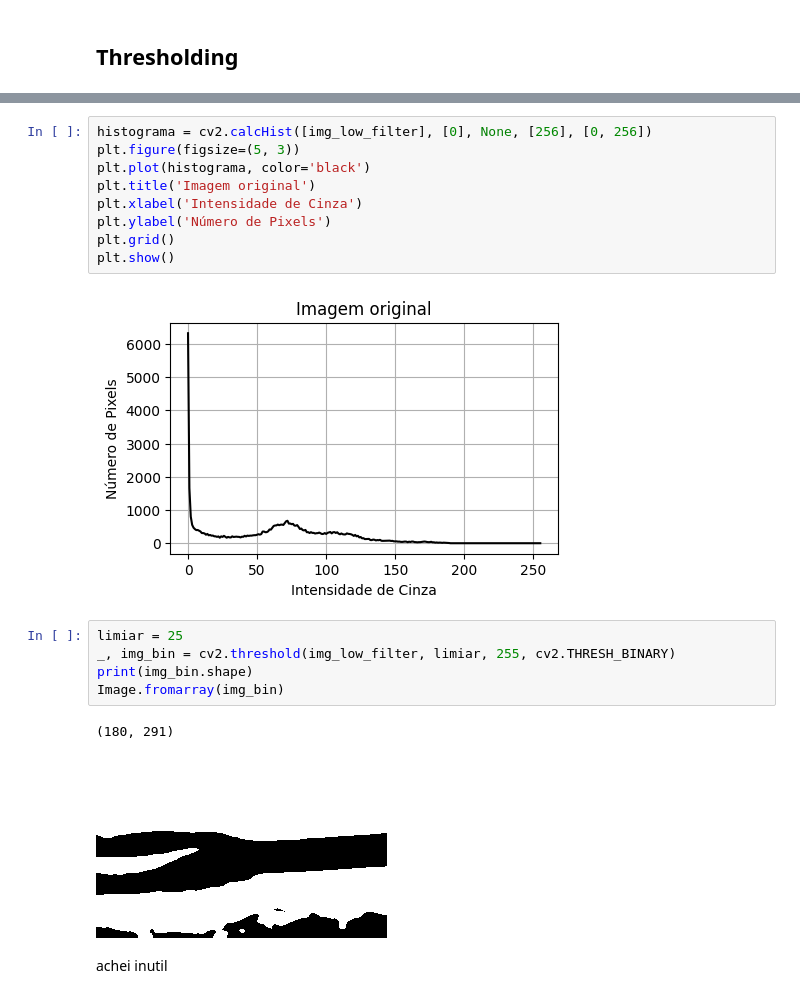
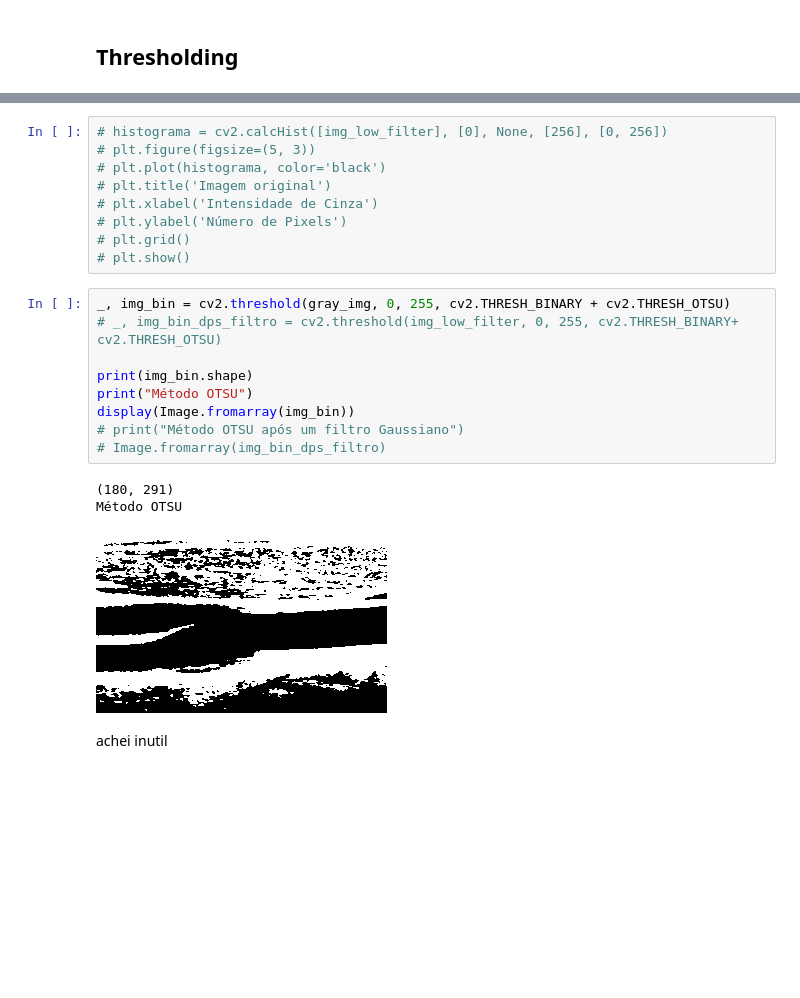
Before and after one commit to LaKHamote/segmentacao_cardiovascular, a Jupyter notebook: main.ipynb, the cells around one changed output, grey strips where cells are left out. Drawn from its saved outputs; the diff is of its cells as text; blank space fills up the shorter version.

```diff
--- a/main.ipynb
+++ b/main.ipynb
@@ -33,22 +35,25 @@ Image.fromarray(img_low_filter)
 # %%
-histograma = cv2.calcHist([img_low_filter], [0], None, [256], [0, 256])
-plt.figure(figsize=(5, 3))
-plt.plot(histograma, color='black')
-plt.title('Imagem original')
-plt.xlabel('Intensidade de Cinza')
-plt.ylabel('Número de Pixels')
-plt.grid()
-plt.show()
+# histograma = cv2.calcHist([img_low_filter], [0], None, [256], [0, 256])
+# plt.figure(figsize=(5, 3))
+# plt.plot(histograma, color='black')
+# plt.title('Imagem original')
+# plt.xlabel('Intensidade de Cinza')
+# plt.ylabel('Número de Pixels')
+# plt.grid()
+# plt.show()
-# %% [output]
-[figure, removed]
-# %%
-limiar = 25
-_, img_bin = cv2.threshold(img_low_filter, limiar, 255, cv2.THRESH_BINARY)
-print(img_bin.shape)
-Image.fromarray(img_bin)
-# %% [output]
-(180, 291)
-[figure, removed]
+# %%
+_, img_bin = cv2.threshold(gray_img, 0, 255, cv2.THRESH_BINARY + cv2.THRESH_OTSU)
+# _, img_bin_dps_filtro = cv2.threshold(img_low_filter, 0, 255, cv2.THRESH_BINARY+ cv2.THRESH_OTSU)
+
+print(img_bin.shape)
+print("Método OTSU")
+display(Image.fromarray(img_bin))
+# print("Método OTSU após um filtro Gaussiano")
+# Image.fromarray(img_bin_dps_filtro)
+# %% [output]
+(180, 291)
+Método OTSU
+[figure, added]
 # %% [markdown]
 achei inutil
 # %%
```
Also changed, not shown: parts of 20 cells of this notebook.
